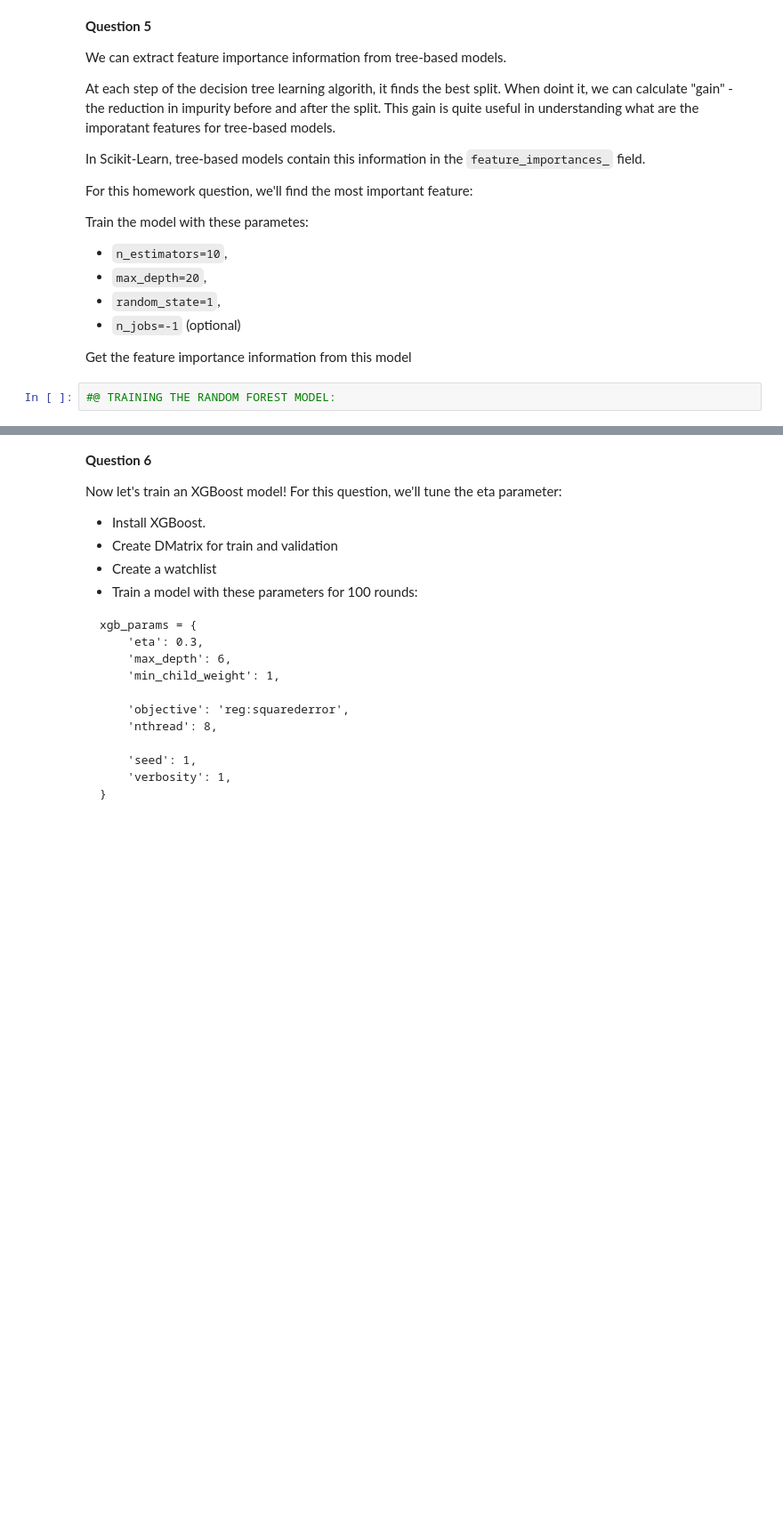
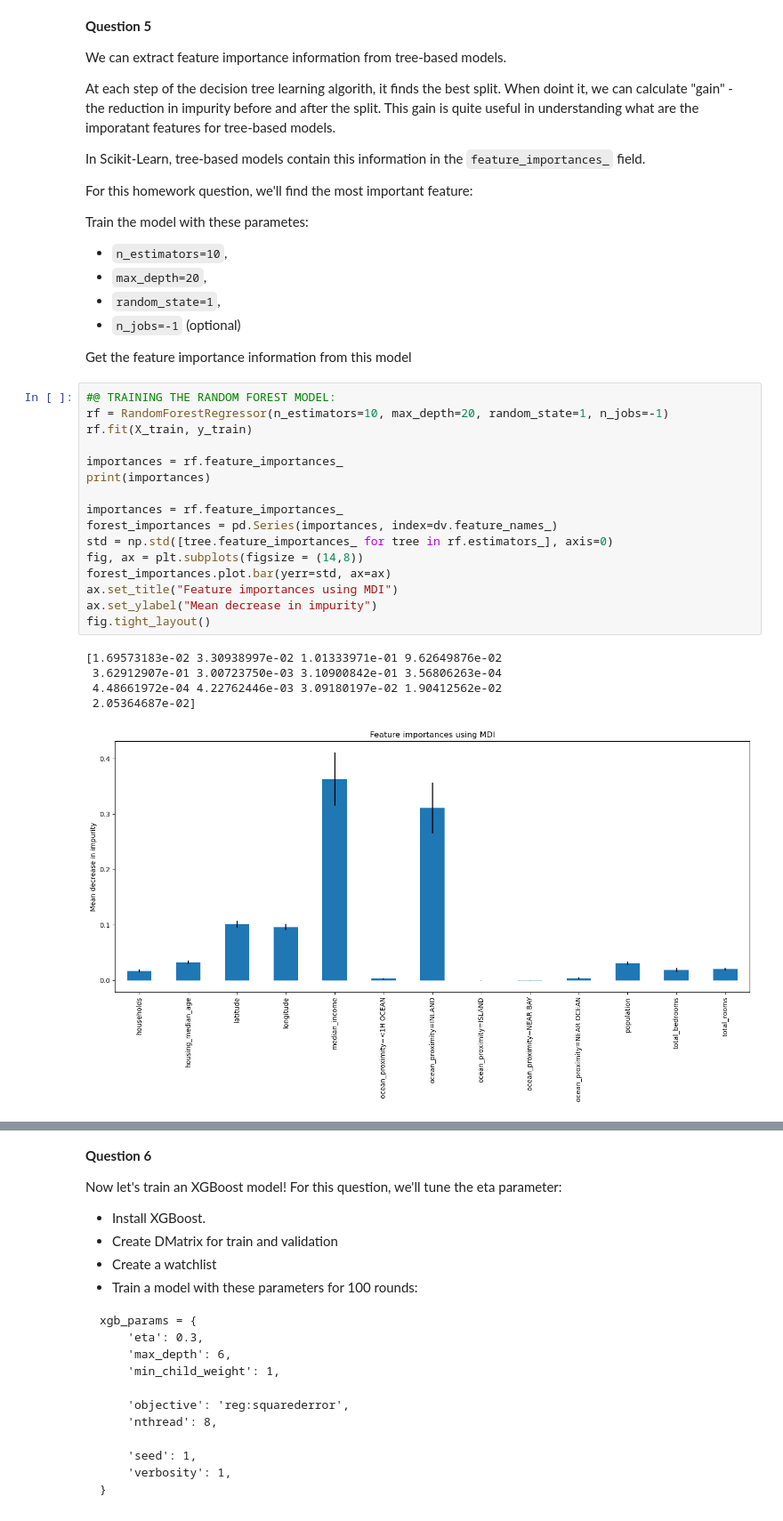
Before and after one commit to Isenmouthe/Machine-Learning-Zoomcamp---2022, a Jupyter notebook: Homeworks/06_homework/06_homework.ipynb, the cells around one changed output, grey strips where cells are left out. Shown: that part at 89% size. Cells and saved outputs as stored; diff of their text form; blank space fills up the shorter version.

```diff
--- a/Homeworks/06_homework/06_homework.ipynb
+++ b/Homeworks/06_homework/06_homework.ipynb
@@ -220,8 +220,28 @@ Train the model with these parametes:
 - `n_jobs=-1` (optional)
 
 Get the feature importance information from this model
-# %%
-#@ TRAINING THE RANDOM FOREST MODEL:
+# %%
+#@ TRAINING THE RANDOM FOREST MODEL:
+rf = RandomForestRegressor(n_estimators=10, max_depth=20, random_state=1, n_jobs=-1)
+rf.fit(X_train, y_train)
+
+importances = rf.feature_importances_
+print(importances)
+
+importances = rf.feature_importances_
+forest_importances = pd.Series(importances, index=dv.feature_names_)
+std = np.std([tree.feature_importances_ for tree in rf.estimators_], axis=0)
+fig, ax = plt.subplots(figsize = (14,8))
+forest_importances.plot.bar(yerr=std, ax=ax)
+ax.set_title("Feature importances using MDI")
+ax.set_ylabel("Mean decrease in impurity")
+fig.tight_layout()
+# %% [output]
+[1.69573183e-02 3.30938997e-02 1.01333971e-01 9.62649876e-02
+ 3.62912907e-01 3.00723750e-03 3.10900842e-01 3.56806263e-04
+ 4.48661972e-04 4.22762446e-03 3.09180197e-02 1.90412562e-02
+ 2.05364687e-02]
+[figure, added]
 # %% [markdown]
 - What's the most important feature?
 
```
Also changed, not shown: parts of 1 cell of this notebook.
